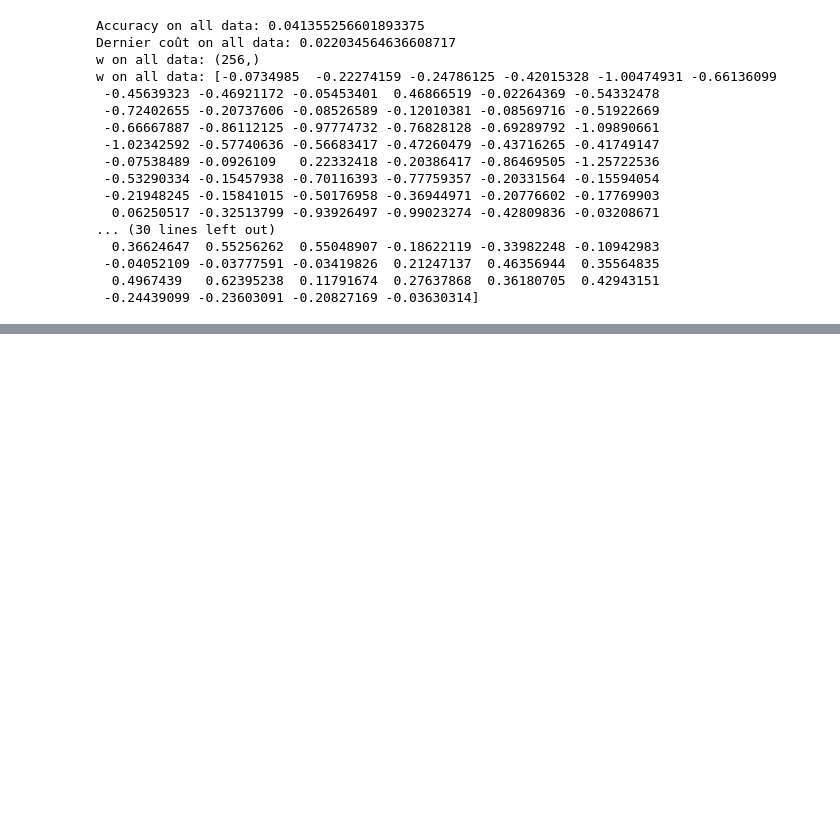
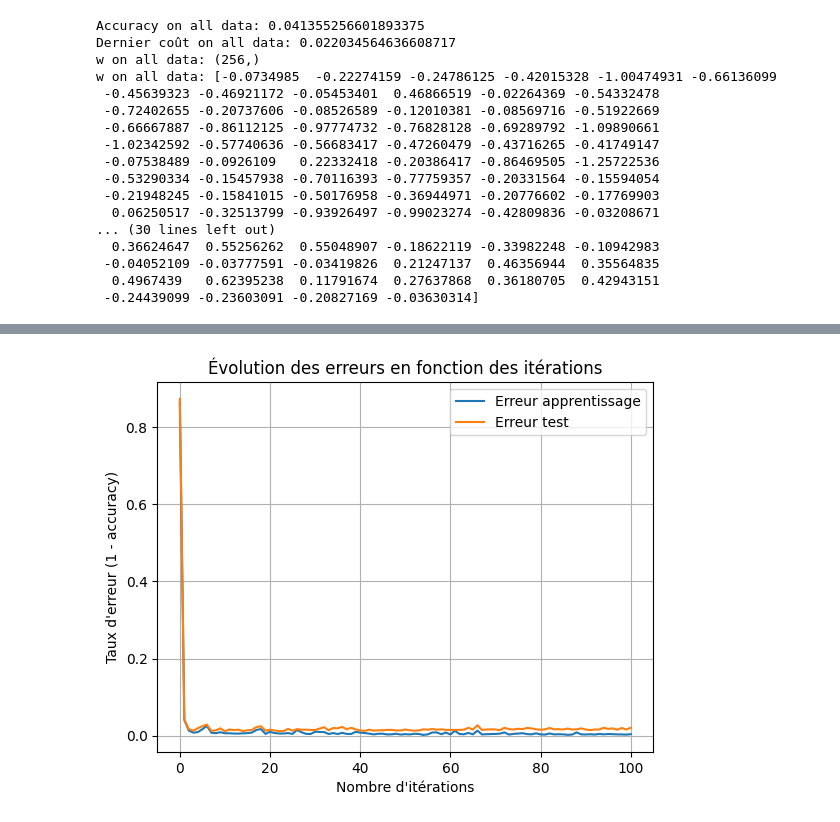
Before and after one commit to a-naoufel/M1-ML-tme3, a Jupyter notebook: src/tme3.ipynb, the cells around one changed output, grey strips where cells are left out. Saved outputs shown, nothing was run; the diff lists cells and outputs as text; code cells hidden in the pictures; blank space fills up the shorter version.

```diff
--- a/src/tme3.ipynb
+++ b/src/tme3.ipynb
@@ -111,0 +151,23 @@ plt.show()
+# %%
+# Mini-batch (ex: 32)
+Y_train = np.where(alltrainy == 6, 1, -1)
+Y_test = np.where(alltesty == 6, 1, -1)
+X_train = alltrainx
+X_test = alltestx
+
+model_mb = Lineaire(perceptron_loss, perceptron_grad, max_iter=100, eps=0.1)
+model_mb.fit(X_train, Y_train, X_test, Y_test, batch_size=32)
+
+iters = np.arange(len(model_mb.train_err_history))
+
+plt.figure()
+plt.plot(iters, model_mb.train_err_history, label="Erreur apprentissage")
+plt.plot(iters, model_mb.test_err_history, label="Erreur test")
+plt.xlabel("Nombre d'itérations")
+plt.ylabel("Taux d'erreur (1 - accuracy)")
+plt.title("Évolution des erreurs en fonction des itérations")
+plt.legend()
+plt.grid(True)
+plt.show()
+# %% [output]
+[figure, added]
```
Also changed, not shown: parts of 5 cells of this notebook, 1 other file.
